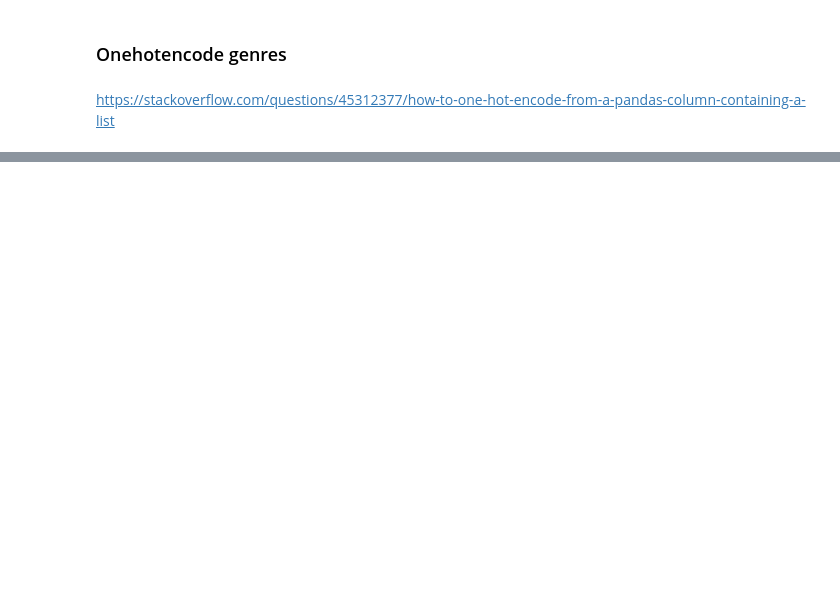
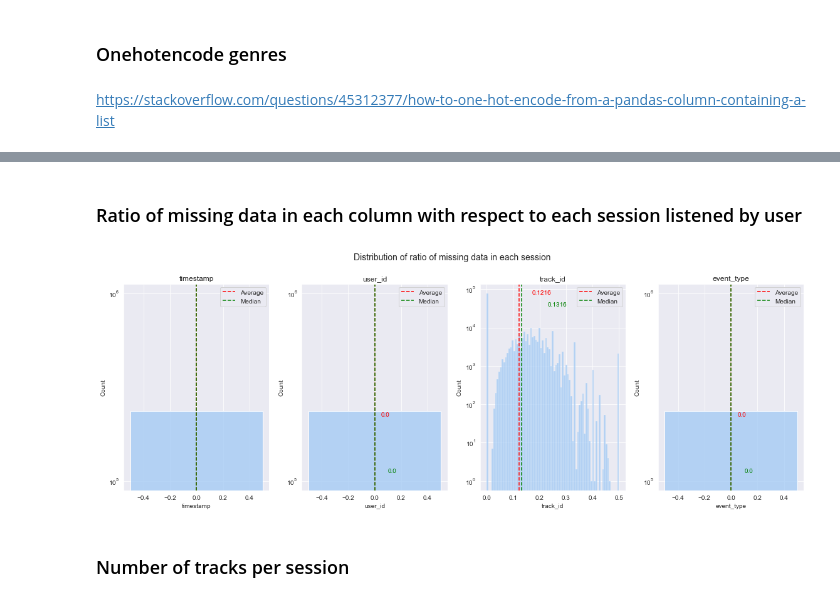
Before and after one commit to RichardStaszkiewicz/WUT-IUM-PROJECT-Music-Recommender-System, a Jupyter notebook: notebooks/data_analysis.ipynb, the cells around one changed output, grey strips where cells are left out. Cells and saved outputs as stored; diff of their text form; code cells hidden in the pictures; blank space fills up the shorter version.

```diff
--- a/notebooks/data_analysis.ipynb
+++ b/notebooks/data_analysis.ipynb
@@ -9,3 +22,5 @@ import seaborn as sns
+# %%
+PROCESSED_DATA_DIR = "../data/processed"
 # %% [markdown]
 ### Convert files to json formats
 # %%
@@ -102,0 +142,6 @@ artists.head()
+# %%
+if not os.path.isdir(PROCESSED_DATA_DIR):
+    os.makedirs(PROCESSED_DATA_DIR)
+
+with open(os.path.join(PROCESSED_DATA_DIR, "artists.csv"), "w+", encoding='utf-8') as f:
+    artists.to_csv(f, index=False)
@@ -102,0 +196,29 @@ artists.head()
+# %% [markdown]
+### Ratio of missing data in each column with respect to each session listened by user
+# %%
+fig, ax = plt.subplots(1, 4, figsize=(16, 6))
+fig.suptitle("Distribution of ratio of missing data in each session", fontsize=14)
+
+for i, col_name in enumerate(missing_per_session.columns):
+    sns.histplot(data=missing_per_session, x=col_name, ax=ax[i])
+
+    mean=missing_per_session[col_name].mean()
+    median=missing_per_session[col_name].median()
+
+    if col_name != 'timestamp':
+        ylim = ax[i].get_ylim()  # get the y-axis limits
+        y_pos = (ylim[1] - ylim[0]) * 0.9 + ylim[0]  # calculate the y-position of the text
+
+        ax[i].text(mean+0.05, y_pos, f"{round(mean, 4)}", color='red')
+        ax[i].text(median+0.1, y_pos*0.5, f"{round(median, 4)}", color='green')
+
+    ax[i].axvline(x=mean, color='red', linestyle='--', linewidth=1.5, label='Average')
+    ax[i].axvline(x=median, color='green', linestyle='--', linewidth=1.5, label='Median')
+
+    ax[i].set_title(col_name);ax[i].set_yscale('log');ax[i].legend();
+
+fig.tight_layout(pad=1.5);
+# %% [output]
+[figure, added]
+# %% [markdown]
+### Number of tracks per session
```
Also changed, not shown: parts of 48 cells of this notebook, 3 other files.
